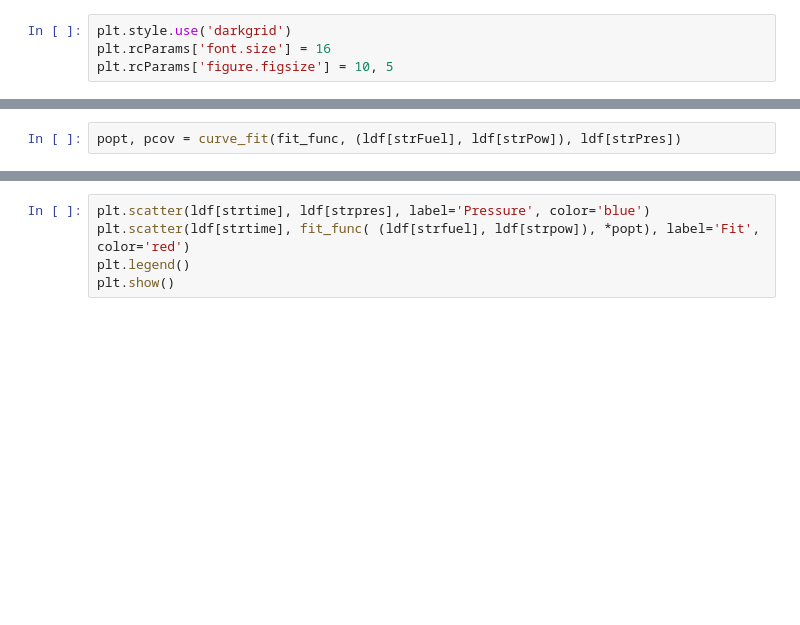
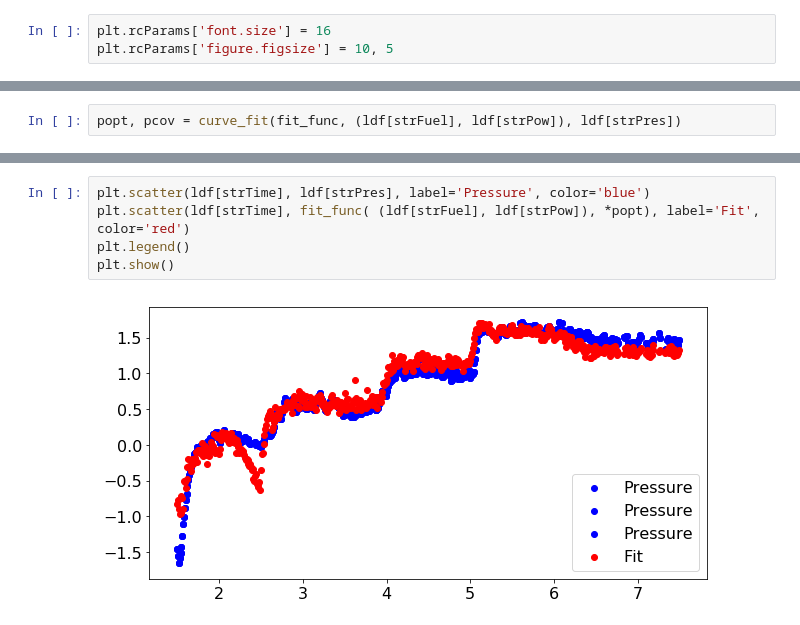
Before and after one commit to guimarais/ipc, a Jupyter notebook: Project/Project 1.ipynb, the cells around one changed output, grey strips where cells are left out. Cells and saved outputs as stored; diff of their text form; blank space fills up the shorter version.

```diff
--- a/Project/Project 1.ipynb
+++ b/Project/Project 1.ipynb
@@ -8,7 +8,6 @@ Analyze data from an ASDEX Upgrade experiment: is the divertor neutral pressure
 import matplotlib.pyplot as plt
 import numpy as np
 # %%
-plt.style.use('darkgrid')
 plt.rcParams['font.size'] = 16
 plt.rcParams['figure.figsize'] = 10, 5
 # %% [markdown]
@@ -145,5 +202,7 @@ plt.show()
 # %%
-plt.scatter(ldf[strtime], ldf[strpres], label='Pressure', color='blue')
-plt.scatter(ldf[strtime], fit_func( (ldf[strfuel], ldf[strpow]), *popt), label='Fit', color='red')
+plt.scatter(ldf[strTime], ldf[strPres], label='Pressure', color='blue')
+plt.scatter(ldf[strTime], fit_func( (ldf[strFuel], ldf[strPow]), *popt), label='Fit', color='red')
 plt.legend()
 plt.show()
+# %% [output]
+[figure, added]
```
Also changed, not shown: parts of 17 cells of this notebook.
